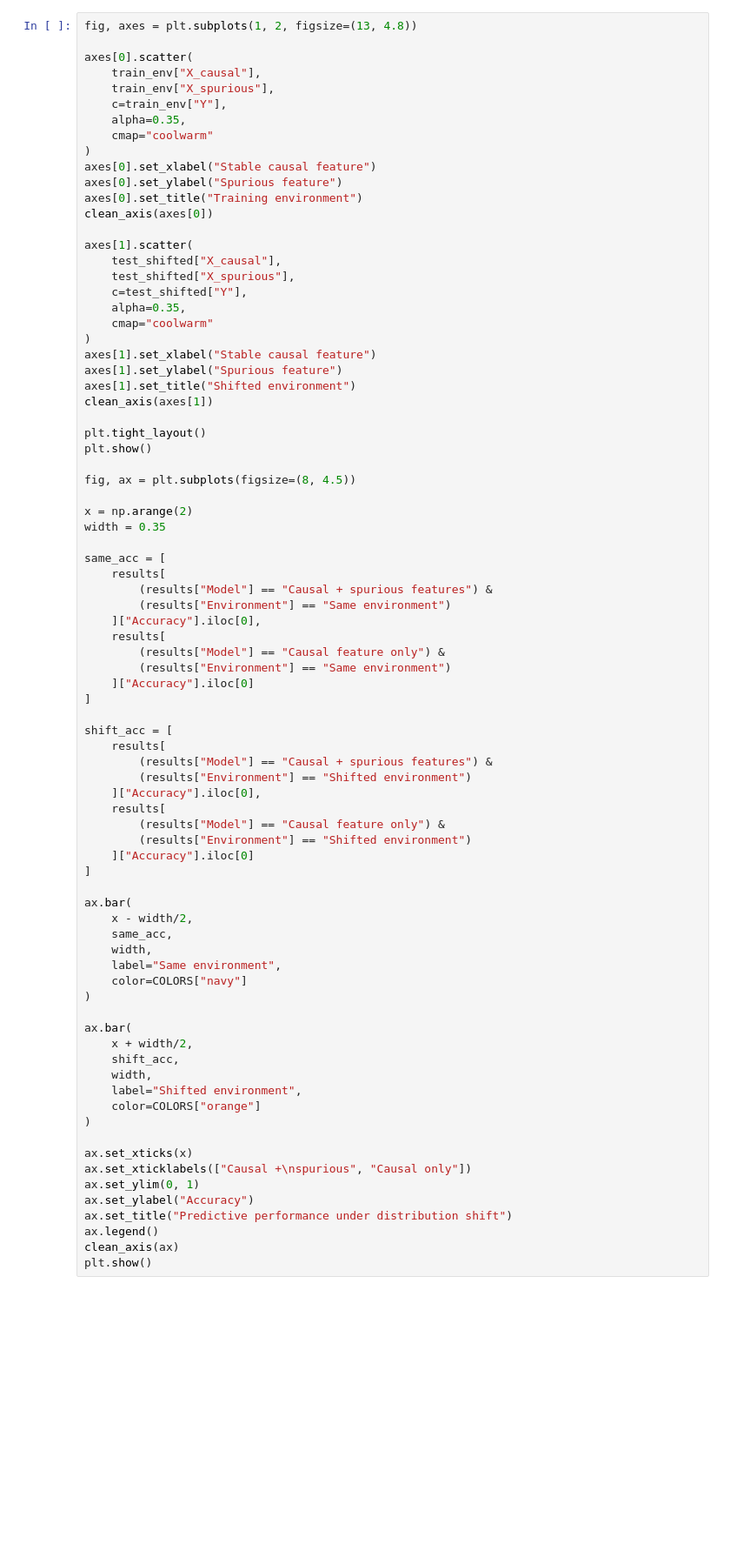
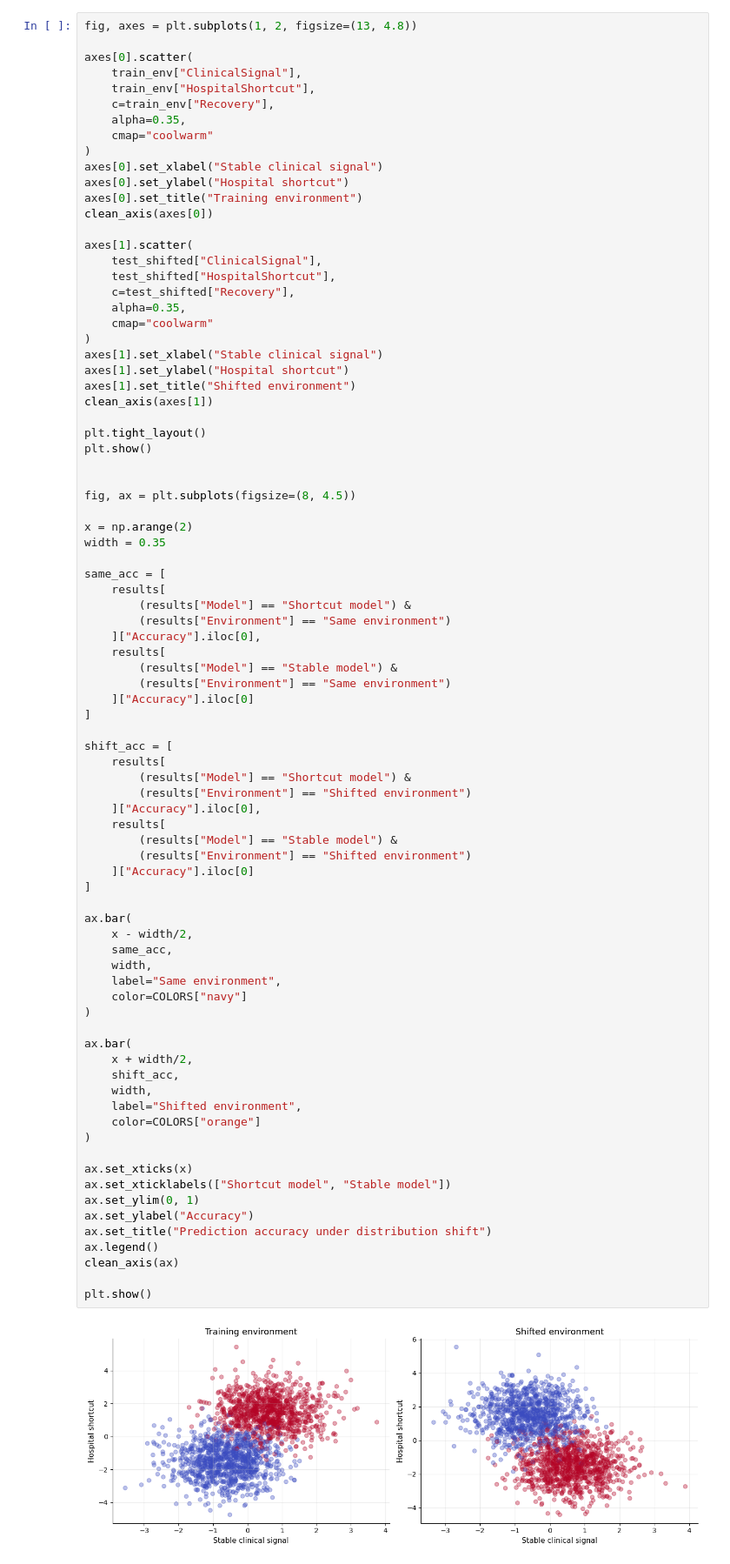
Before and after one commit to Ci2Lab/Causal-Intelligence-Course, a Jupyter notebook: Lectures/01_Foundations_of_Causal_Intelligence.ipynb, the cells around one changed output. Shown at 87% size. Cells and saved outputs as stored; diff of their text form; blank space fills up the shorter version.

Commit message:
Update 01_Foundations_of_Causal_Intelligence.ipynb
Update Lecture 1.

```diff
--- a/Lectures/01_Foundations_of_Causal_Intelligence.ipynb
+++ b/Lectures/01_Foundations_of_Causal_Intelligence.ipynb
@@ -1855,31 +2163,32 @@ display(results)
 fig, axes = plt.subplots(1, 2, figsize=(13, 4.8))
 
 axes[0].scatter(
-    train_env["X_causal"],
-    train_env["X_spurious"],
-    c=train_env["Y"],
+    train_env["ClinicalSignal"],
+    train_env["HospitalShortcut"],
+    c=train_env["Recovery"],
     alpha=0.35,
     cmap="coolwarm"
 )
-axes[0].set_xlabel("Stable causal feature")
-axes[0].set_ylabel("Spurious feature")
+axes[0].set_xlabel("Stable clinical signal")
+axes[0].set_ylabel("Hospital shortcut")
 axes[0].set_title("Training environment")
 clean_axis(axes[0])
 
 axes[1].scatter(
-    test_shifted["X_causal"],
-    test_shifted["X_spurious"],
-    c=test_shifted["Y"],
+    test_shifted["ClinicalSignal"],
+    test_shifted["HospitalShortcut"],
+    c=test_shifted["Recovery"],
     alpha=0.35,
     cmap="coolwarm"
 )
-axes[1].set_xlabel("Stable causal feature")
-axes[1].set_ylabel("Spurious feature")
+axes[1].set_xlabel("Stable clinical signal")
+axes[1].set_ylabel("Hospital shortcut")
 axes[1].set_title("Shifted environment")
 clean_axis(axes[1])
 
 plt.tight_layout()
 plt.show()
+
 
 fig, ax = plt.subplots(figsize=(8, 4.5))
 
@@ -1888,47 +2197,50 @@ width = 0.35
 
 same_acc = [
     results[
-        (results["Model"] == "Causal + spurious features") &
+        (results["Model"] == "Shortcut model") &
         (results["Environment"] == "Same environment")
     ]["Accuracy"].iloc[0],
     results[
-        (results["Model"] == "Causal feature only") &
+        (results["Model"] == "Stable model") &
         (results["Environment"] == "Same environment")
     ]["Accuracy"].iloc[0]
 ]
 
 shift_acc = [
     results[
-        (results["Model"] == "Causal + spurious features") &
+        (results["Model"] == "Shortcut model") &
         (results["Environment"] == "Shifted environment")
     ]["Accuracy"].iloc[0],
     results[
-        (results["Model"] == "Causal feature only") &
+        (results["Model"] == "Stable model") &
         (results["Environment"] == "Shifted environment")
     ]["Accuracy"].iloc[0]
 ]
 
 ax.bar(
     x - width/2,
     same_acc,
     width,
     label="Same environment",
     color=COLORS["navy"]
 )
 
 ax.bar(
     x + width/2,
     shift_acc,
     width,
     label="Shifted environment",
     color=COLORS["orange"]
 )
 
 ax.set_xticks(x)
-ax.set_xticklabels(["Causal +\nspurious", "Causal only"])
+ax.set_xticklabels(["Shortcut model", "Stable model"])
 ax.set_ylim(0, 1)
 ax.set_ylabel("Accuracy")
-ax.set_title("Predictive performance under distribution shift")
+ax.set_title("Prediction accuracy under distribution shift")
 ax.legend()
 clean_axis(ax)
+
 plt.show()
+# %% [output]
+[figure, added]
```
Also changed, not shown: parts of 32 cells of this notebook.
